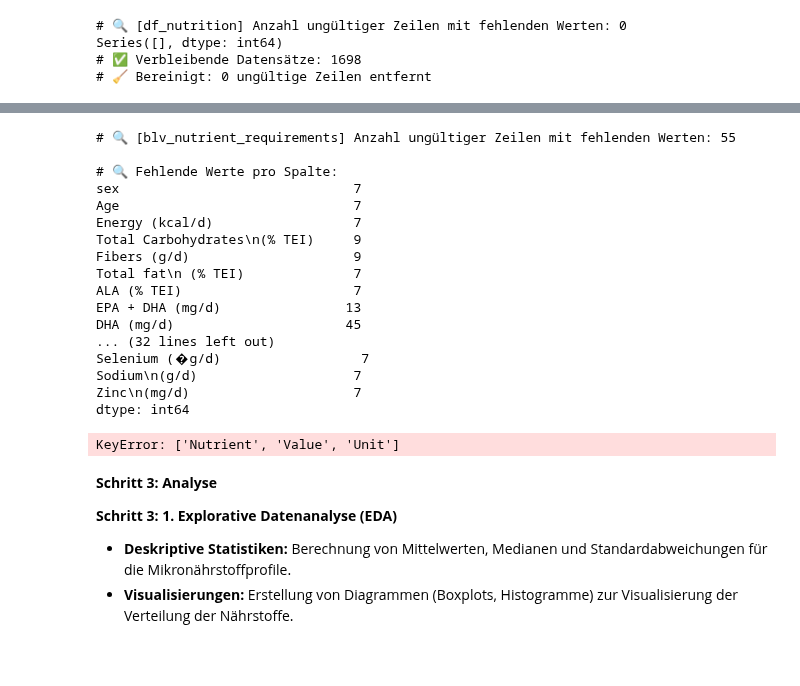
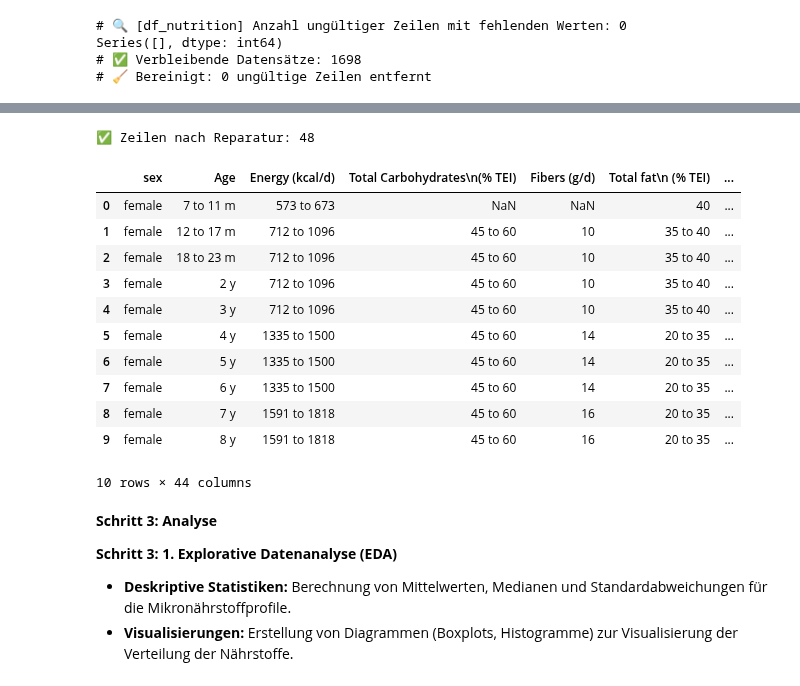
Before and after one commit to iceangel79/MScWinf_Gruppenarbeit_Sem2, a Jupyter notebook: Semesterarbeit/onlyAnalysis_Ernährung.ipynb, the cells around one changed output, grey strips where cells are left out. Saved outputs shown, nothing was run; the diff lists cells and outputs as text; code cells hidden in the pictures; blank space fills up the shorter version.

```diff
--- a/Semesterarbeit/onlyAnalysis_Ernährung.ipynb
+++ b/Semesterarbeit/onlyAnalysis_Ernährung.ipynb
@@ -419,37 +419,35 @@ Series([], dtype: int64)
-# %%
-# === 1. Fehlende Werte prüfen ===
-missing_counts = blv_nutrient_requirements.isnull().sum()
-missing_total = blv_nutrient_requirements.isnull().any(axis=1).sum()
-
-print(f"\n# 🔍 [blv_nutrient_requirements] Anzahl ungültiger Zeilen mit fehlenden Werten: {missing_total}")
-print(missing_counts[missing_counts > 0])
-
-# === 2. Bereinigen ===
-blv_nutrient_requirements.dropna(inplace=True)
-blv_nutrient_requirements.drop_duplicates(inplace=True)
-
-# === 3. Zusammenfassung ===
-print(f"# ✅ Verbleibende Datensätze: {len(blv_nutrient_requirements)}")
-print(f"# 🧹 Bereinigt: {missing_total - blv_nutrient_requirements.isnull().any(axis=1).sum()} ungültige Zeilen entfernt")
-# %% [output]
-# 🔍 [blv_nutrient_requirements] Anzahl ungültiger Zeilen mit fehlenden Werten: 55
-
-# 🔍 Fehlende Werte pro Spalte:
-sex                              7
-Age                              7
-Energy (kcal/d)                  7
-Total Carbohydrates\n(% TEI)     9
-Fibers (g/d)                     9
-Total fat\n (% TEI)              7
-ALA (% TEI)                      7
-EPA + DHA (mg/d)                13
-DHA (mg/d)                      45
-... (32 lines left out)
-Selenium (�g/d)                  7
-Sodium\n(g/d)                    7
-Zinc\n(mg/d)                     7
-dtype: int64
-KeyError: ['Nutrient', 'Value', 'Unit']
+# %%
+
+
+# 2. Nur Zeilen entfernen, die wirklich KOMPLETT leer sind
+blv_nutrient_requirements.dropna(how="all", inplace=True)
+
+# 3. Spaltennamen säubern
+blv_nutrient_requirements.columns = (
+    blv_nutrient_requirements.columns
+    .str.replace(r'\r\n', ' ', regex=True)
+    .str.replace(r'[^\w\s\(\)/%.-]', '', regex=True)
+    .str.strip()
+)
+
+# 4. Jetzt NUR gezielt Sonderzeichen ersetzen (nicht sofort alles)
+# Noch KEIN dropna() mehr!
+print(f"✅ Zeilen nach Reparatur: {len(blv_nutrient_requirements)}")
+display(blv_nutrient_requirements.head(10))
+# %% [output]
+✅ Zeilen nach Reparatur: 48
+|  | sex | Age | Energy (kcal/d) | Total Carbohydrates\n(% TEI) | Fibers (g/d) | Total fat\n (% TEI) | ... |
+| 0 | female | 7 to 11 m | 573 to 673 | NaN | NaN | 40 | ... |
+| 1 | female | 12 to 17 m | 712 to 1096 | 45 to 60 | 10 | 35 to 40 | ... |
+| 2 | female | 18 to 23 m | 712 to 1096 | 45 to 60 | 10 | 35 to 40 | ... |
+| 3 | female | 2 y | 712 to 1096 | 45 to 60 | 10 | 35 to 40 | ... |
+| 4 | female | 3 y | 712 to 1096 | 45 to 60 | 10 | 35 to 40 | ... |
+| 5 | female | 4 y | 1335 to 1500 | 45 to 60 | 14 | 20 to 35 | ... |
+| 6 | female | 5 y | 1335 to 1500 | 45 to 60 | 14 | 20 to 35 | ... |
+| 7 | female | 6 y | 1335 to 1500 | 45 to 60 | 14 | 20 to 35 | ... |
+| 8 | female | 7 y | 1591 to 1818 | 45 to 60 | 16 | 20 to 35 | ... |
+| 9 | female | 8 y | 1591 to 1818 | 45 to 60 | 16 | 20 to 35 | ... |
+10 rows × 44 columns
 # %%
 # Feature Engineering: Erstellung neuer Features, die für die Analyse relevant sind (z.B. Mikronährstoffe, Kalorien).
 
```
Also changed, not shown: parts of 2 cells of this notebook.
